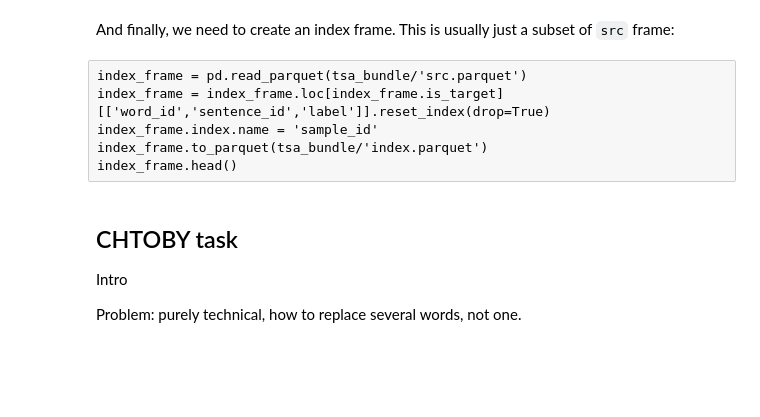
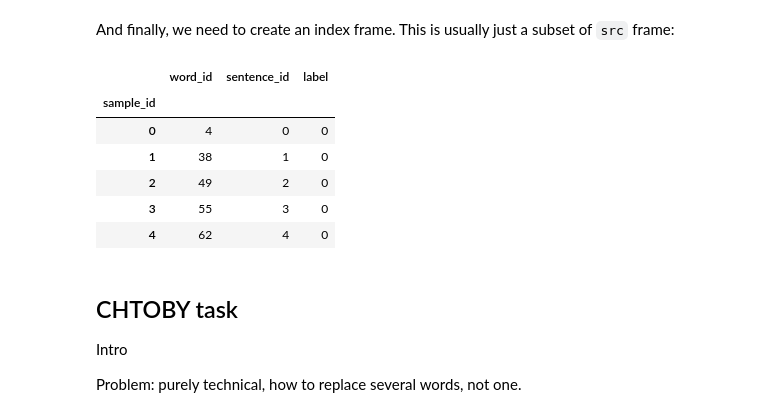
Before and after one commit to okulovsky/grammar_ru, a Jupyter notebook: tg/grammar_ru/demos/Creating bundle for an alternative task.ipynb, the cells around one changed output. Saved outputs shown, nothing was run; the diff lists cells and outputs as text; code cells hidden in the pictures; blank space fills up the shorter version.

```diff
--- a/tg/grammar_ru/demos/Creating bundle for an alternative task.ipynb
+++ b/tg/grammar_ru/demos/Creating bundle for an alternative task.ipynb
@@ -176,11 +226,25 @@ CorpusBuilder.assemble(
+# %%
+tsa_bundle = Loc.temp_path/'demos/bundle/bundle'
+CorpusBuilder.assemble(
+    tsa_featurized,
+    tsa_bundle
+)
 # %% [markdown]
 And finally, we need to create an index frame. This is usually just a subset of `src` frame:
-# %% [raw]
-index_frame = pd.read_parquet(tsa_bundle/'src.parquet')
-index_frame = index_frame.loc[index_frame.is_target][['word_id','sentence_id','label']].reset_index(drop=True)
-index_frame.index.name = 'sample_id'
-index_frame.to_parquet(tsa_bundle/'index.parquet')
-index_frame.head()
+# %%
+index_frame = pd.read_parquet(tsa_bundle/'src.parquet')
+index_frame = index_frame.loc[index_frame.is_target][['word_id','sentence_id','label']].reset_index(drop=True)
+index_frame.index.name = 'sample_id'
+index_frame.to_parquet(tsa_bundle/'index.parquet')
+index_frame.head()
+# %% [output]
+|  | word_id | sentence_id | label |
+| sample_id |  |  |  |
+| 0 | 4 | 0 | 0 |
+| 1 | 38 | 1 | 0 |
+| 2 | 49 | 2 | 0 |
+| 3 | 55 | 3 | 0 |
+| 4 | 62 | 4 | 0 |
 # %% [markdown]
 ## CHTOBY task
 
```
Also changed, not shown: parts of 15 cells of this notebook, 3 other files.
